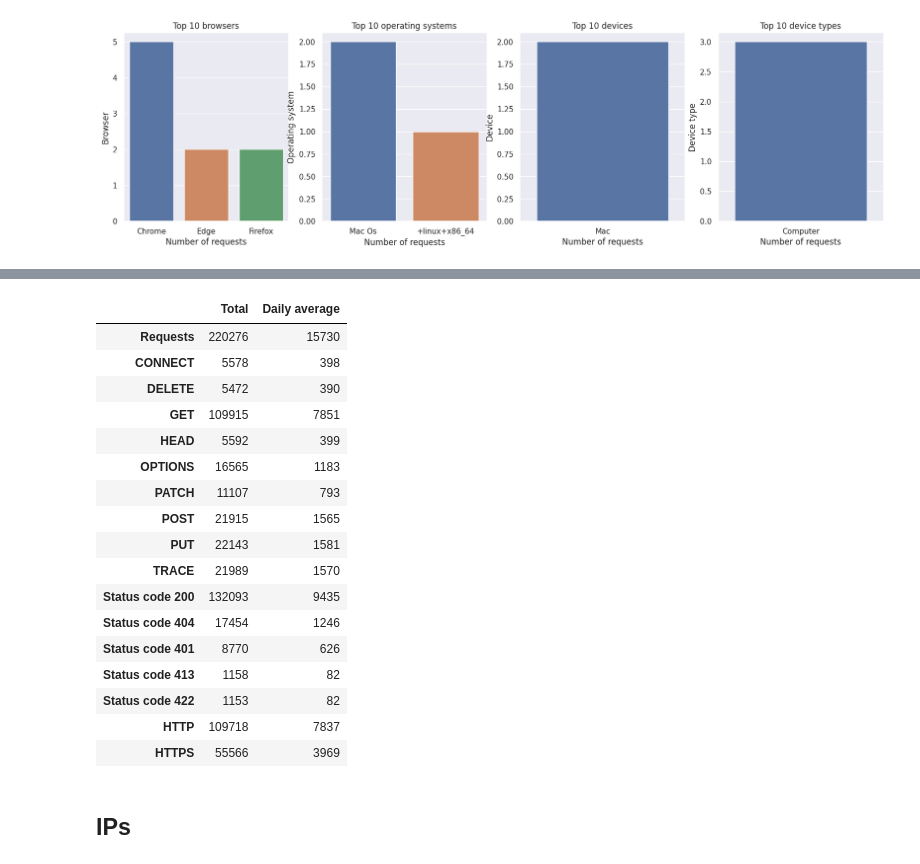
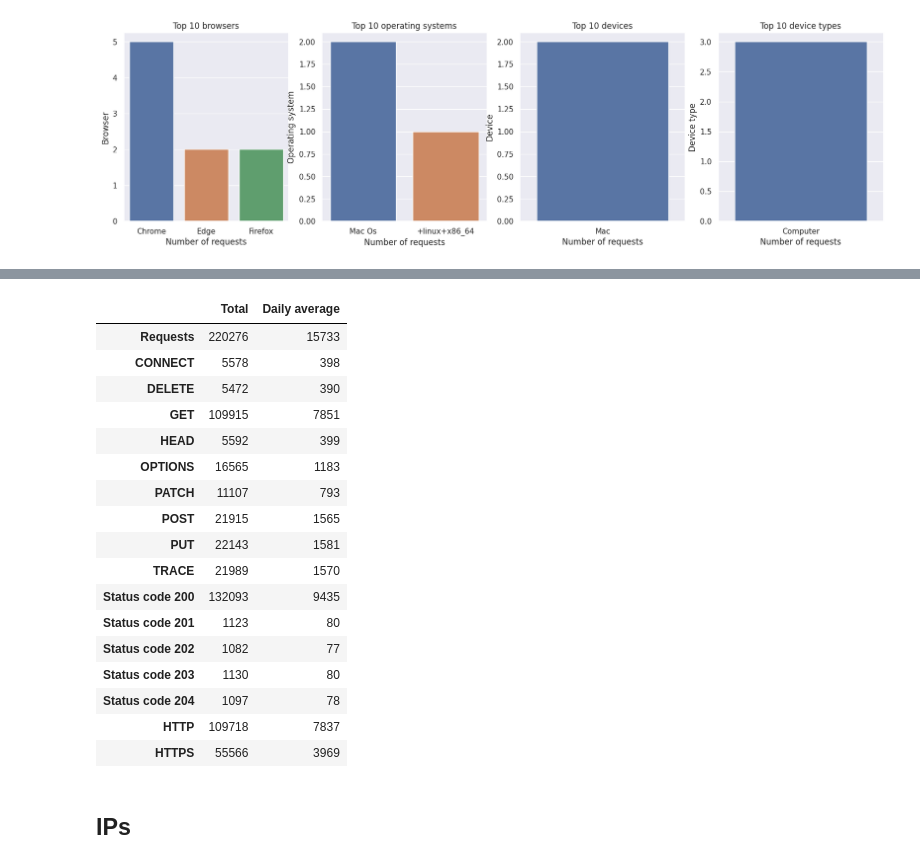
Before and after one commit to samuelskottenborg/W3C-IIS-log-analysis, a Jupyter notebook: W3C IIS log analysis.ipynb, the cells around one changed output, grey strips where cells are left out. Cells and saved outputs as stored; diff of their text form; code cells hidden in the pictures.

```diff
--- a/W3C IIS log analysis.ipynb
+++ b/W3C IIS log analysis.ipynb
@@ -199,24 +186,30 @@ plt.show()
 # %%
 # Summarizing table
 table = pd.DataFrame(columns=['Total', 'Daily average'])
+totalrequests = df.groupby('cs-method')['cs-method'].count()
+meanrequests = totalrequests / len(df['date'].unique())
+statuscodes = df.groupby('sc-status')['sc-status'].count()
+http = df[df['s-port'] == "80"].shape[0]
+https = df[df['s-port'] == "443"].shape[0]
+
 table.loc['Requests'] = [totalrequests.sum().astype(int), meanrequests.sum().astype(int)]
 
 # Request types
 for m in totalrequests.index:
     table.loc[m.upper()] = [totalrequests[m].astype(int), meanrequests[m].astype(int)]
 
 # Top 5 Status codes
 for s in statuscodes.index[:5]:
     table.loc['Status code {}'.format(s)] = [statuscodes[s], (statuscodes[s] / len(df['date'].unique())).astype(int)]
 
 # HTTP vs HTTPS
-table.loc['HTTP'] = [http.shape[0], round(http.shape[0] / len(df['date'].unique()))]
-table.loc['HTTPS'] = [https.shape[0], round(https.shape[0] / len(df['date'].unique()))]
+table.loc['HTTP'] = [http, round(http / len(df['date'].unique()))]
+table.loc['HTTPS'] = [https, round(https / len(df['date'].unique()))]
 
 table
 # %% [output]
 |  | Total | Daily average |
-| Requests | 220276 | 15730 |
+| Requests | 220276 | 15733 |
 | CONNECT | 5578 | 398 |
 | DELETE | 5472 | 390 |
 | GET | 109915 | 7851 |
@@ -227,10 +220,10 @@ table
 | PUT | 22143 | 1581 |
 | TRACE | 21989 | 1570 |
 | Status code 200 | 132093 | 9435 |
-| Status code 404 | 17454 | 1246 |
-| Status code 401 | 8770 | 626 |
-| Status code 413 | 1158 | 82 |
-| Status code 422 | 1153 | 82 |
+| Status code 201 | 1123 | 80 |
+| Status code 202 | 1082 | 77 |
+| Status code 203 | 1130 | 80 |
+| Status code 204 | 1097 | 78 |
 | HTTP | 109718 | 7837 |
 | HTTPS | 55566 | 3969 |
 # %% [markdown]
```
Also changed, not shown: parts of 4 cells of this notebook.
